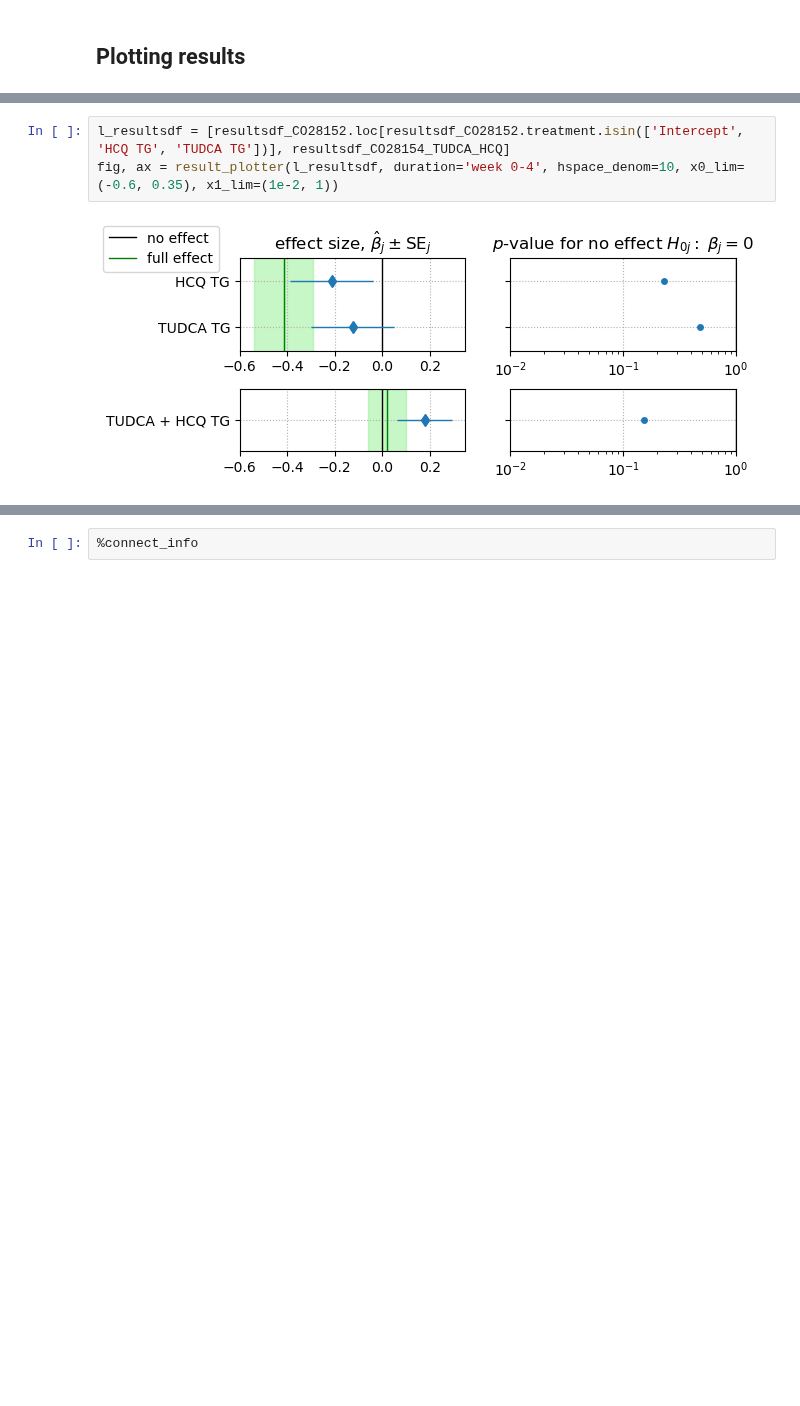
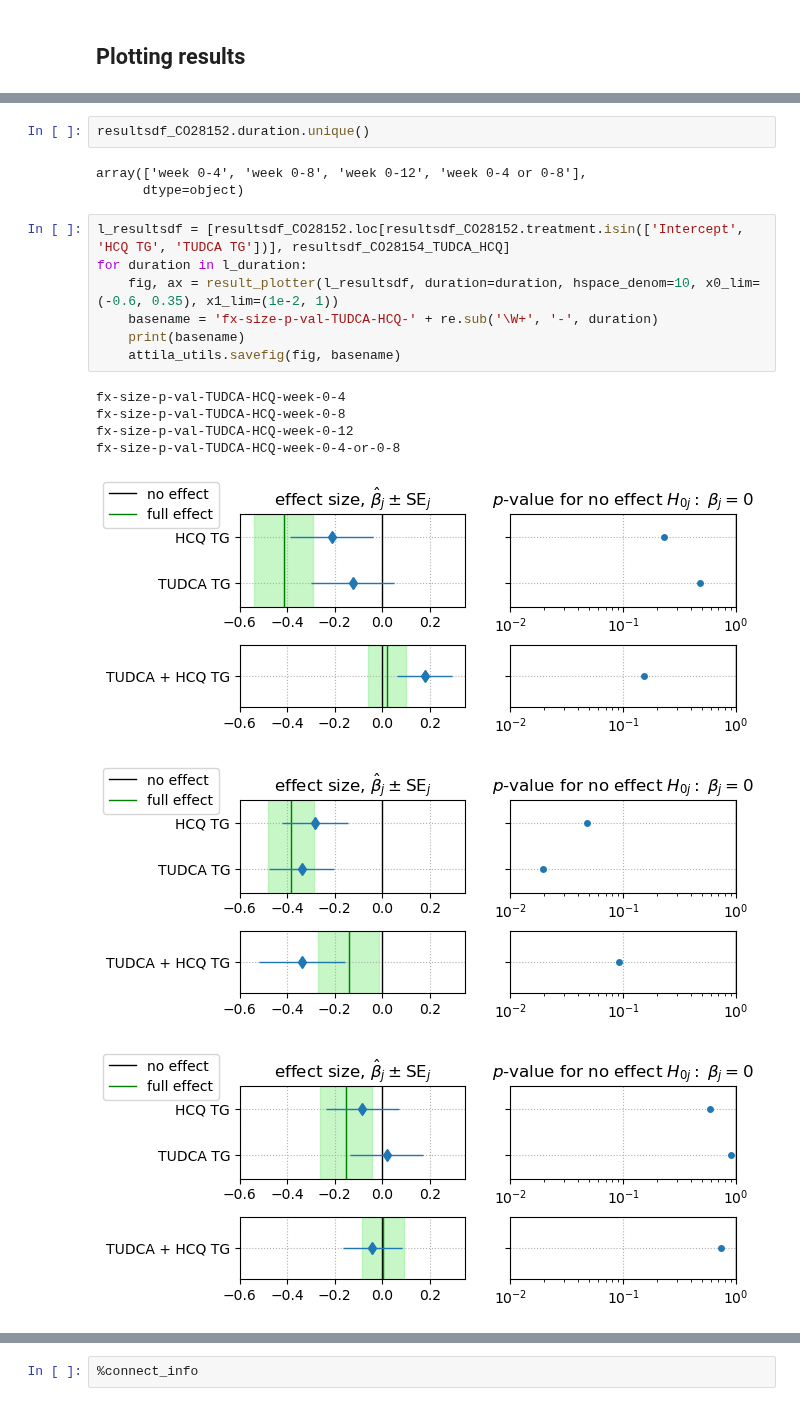
Before and after one commit to attilagk/CTNS-notebook, a Jupyter notebook: 2024-01-05-5xfad-nfl-frequentist/2024-01-05-5xfad-nfl-frequentist.ipynb, the cells around one changed output, grey strips where cells are left out. Drawn from its saved outputs; the diff is of its cells as text; blank space fills up the shorter version.

```diff
--- a/2024-01-05-5xfad-nfl-frequentist/2024-01-05-5xfad-nfl-frequentist.ipynb
+++ b/2024-01-05-5xfad-nfl-frequentist/2024-01-05-5xfad-nfl-frequentist.ipynb
@@ -386,5 +397,20 @@ fig, ax = result_plotter(l_resultsdf, duration='week 0-4', x0_lim=(-0.6, 0.35),
+# %%
+resultsdf_CO28152.duration.unique()
+# %% [output]
+array(['week 0-4', 'week 0-8', 'week 0-12', 'week 0-4 or 0-8'],
+      dtype=object)
 # %%
 l_resultsdf = [resultsdf_CO28152.loc[resultsdf_CO28152.treatment.isin(['Intercept', 'HCQ TG', 'TUDCA TG'])], resultsdf_CO28154_TUDCA_HCQ]
-fig, ax = result_plotter(l_resultsdf, duration='week 0-4', hspace_denom=10, x0_lim=(-0.6, 0.35), x1_lim=(1e-2, 1))
+for duration in l_duration:
+    fig, ax = result_plotter(l_resultsdf, duration=duration, hspace_denom=10, x0_lim=(-0.6, 0.35), x1_lim=(1e-2, 1))
+    basename = 'fx-size-p-val-TUDCA-HCQ-' + re.sub('\W+', '-', duration)
+    print(basename)
+    attila_utils.savefig(fig, basename)
 # %% [output]
+fx-size-p-val-TUDCA-HCQ-week-0-4
+fx-size-p-val-TUDCA-HCQ-week-0-8
+fx-size-p-val-TUDCA-HCQ-week-0-12
+fx-size-p-val-TUDCA-HCQ-week-0-4-or-0-8
 [figure]
+[figure, added]
+[figure, added]
```
Also changed, not shown: parts of 8 cells of this notebook.
